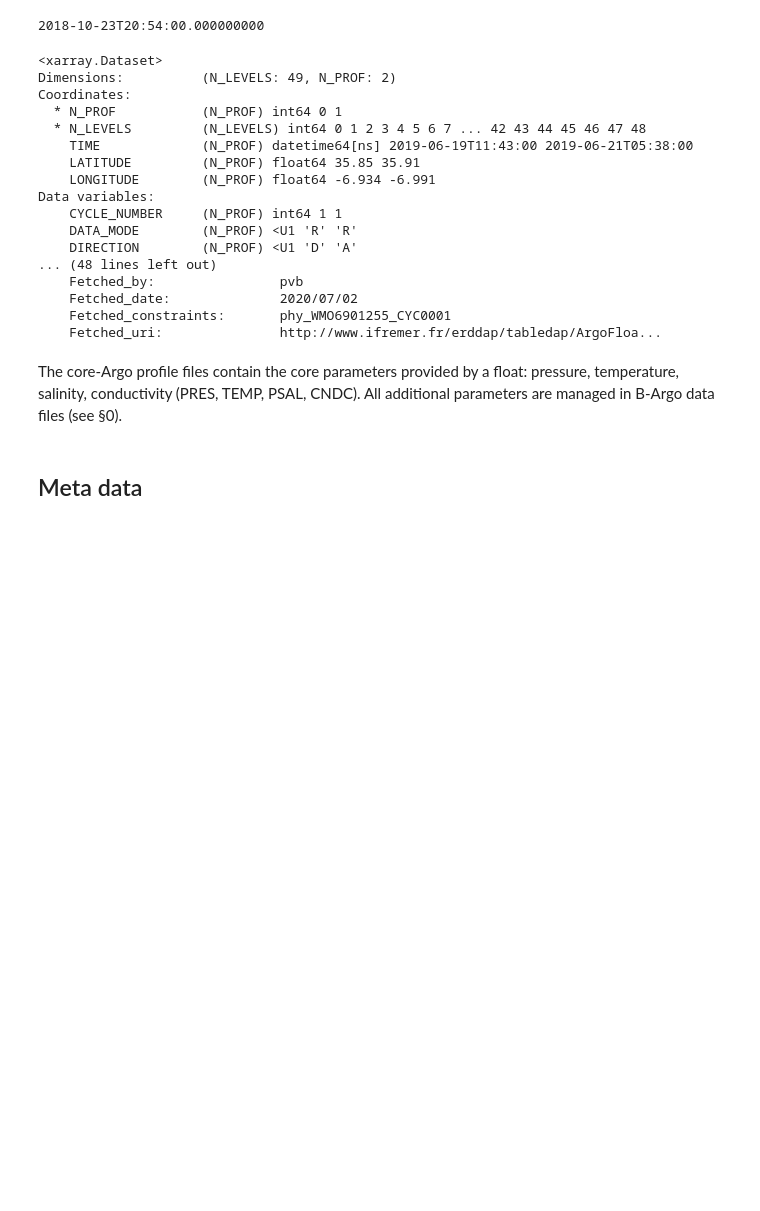
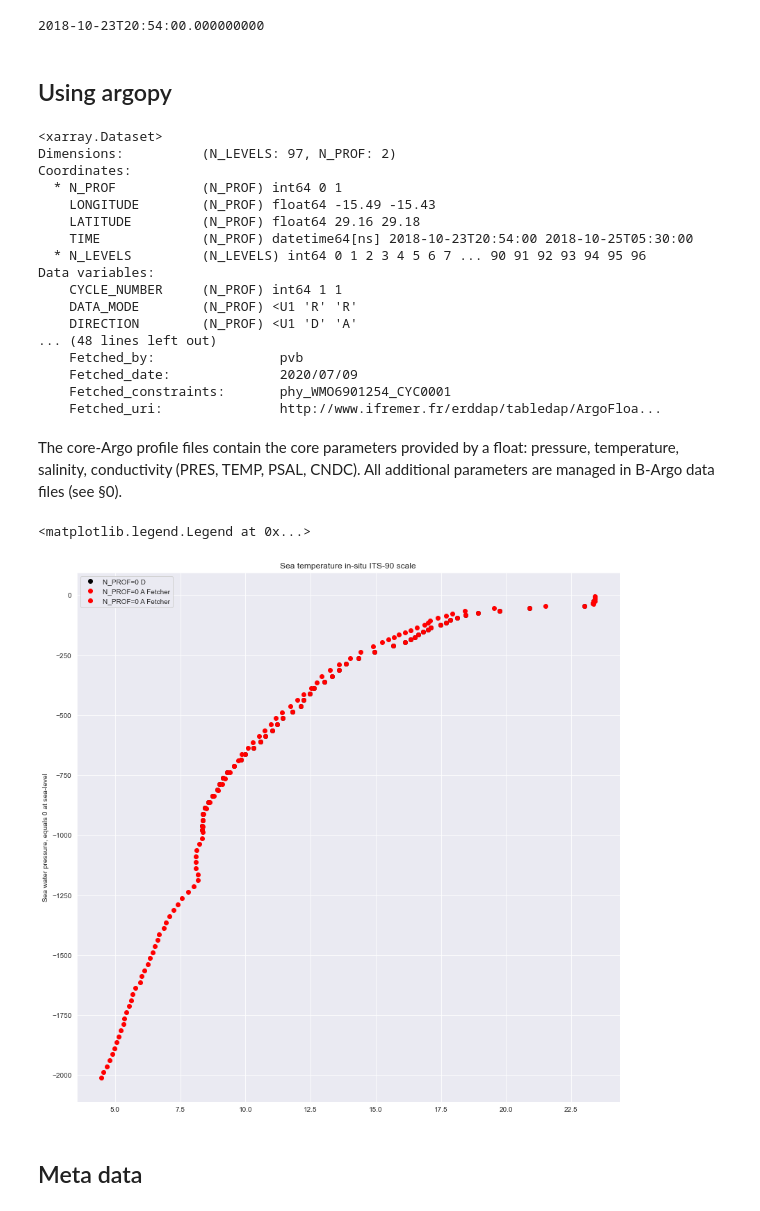
Before and after one commit to euroargodev/argoonlineschool, a Jupyter notebook: L04_ArgoDatabyFloat.ipynb, the cells around one changed output. Cells and saved outputs as stored; diff of their text form; code cells hidden in the pictures; blank space fills up the shorter version.

```diff
--- a/L04_ArgoDatabyFloat.ipynb
+++ b/L04_ArgoDatabyFloat.ipynb
@@ -122,6 +168,8 @@ xrDS1D = xr.open_dataset('./Data/6901254/profiles/R6901254_001D.nc')
 print(xrDS1D.JULD.values[0])
 # %% [output]
 2018-10-23T20:54:00.000000000
+# %% [markdown]
+## Using argopy
 # %%
 from argopy import DataFetcher as ArgoDataFetcher
 argo_loader = ArgoDataFetcher()
@@ -132,27 +180,43 @@ apDS=argo_loader.float(6901255).to_xarray()
 # %%
-apDS2=argo_loader.profile(6901255,1).to_xarray()
+apDS2=argo_loader.profile(6901254,1).to_xarray()
 # %%
-apDS2.argo.point2profile()
+data=apDS2.argo.point2profile()
+data
 # %% [output]
 <xarray.Dataset>
-Dimensions:          (N_LEVELS: 49, N_PROF: 2)
+Dimensions:          (N_LEVELS: 97, N_PROF: 2)
 Coordinates:
   * N_PROF           (N_PROF) int64 0 1
-  * N_LEVELS         (N_LEVELS) int64 0 1 2 3 4 5 6 7 ... 42 43 44 45 46 47 48
-    TIME             (N_PROF) datetime64[ns] 2019-06-19T11:43:00 2019-06-21T05:38:00
-    LATITUDE         (N_PROF) float64 35.85 35.91
-    LONGITUDE        (N_PROF) float64 -6.934 -6.991
+    LONGITUDE        (N_PROF) float64 -15.49 -15.43
+    LATITUDE         (N_PROF) float64 29.16 29.18
+    TIME             (N_PROF) datetime64[ns] 2018-10-23T20:54:00 2018-10-25T05:30:00
+  * N_LEVELS         (N_LEVELS) int64 0 1 2 3 4 5 6 7 ... 90 91 92 93 94 95 96
 Data variables:
     CYCLE_NUMBER     (N_PROF) int64 1 1
     DATA_MODE        (N_PROF) <U1 'R' 'R'
     DIRECTION        (N_PROF) <U1 'D' 'A'
 ... (48 lines left out)
     Fetched_by:                pvb
-    Fetched_date:              2020/07/02
-    Fetched_constraints:       phy_WMO6901255_CYC0001
+    Fetched_date:              2020/07/09
+    Fetched_constraints:       phy_WMO6901254_CYC0001
     Fetched_uri:               http://www.ifremer.fr/erddap/tabledap/ArgoFloa...
 # %% [markdown]
 The core-Argo profile files contain the core parameters provided by a float: pressure, temperature, salinity, conductivity (PRES, TEMP, PSAL, CNDC). All additional parameters are managed in B-Argo data files (see §0).
+# %%
+fig, ax = plt.subplots(figsize=(14,14))
+
+#Temperature
+ax.plot(cy1D.TEMP[0],-cy1D.PRES[0],'ko',label='N_PROF=0 D')
+#ax.plot(cy1.TEMP[0],-cy1.PRES[0],'bo',label='N_PROF=0 A')
+ax.plot(data.TEMP[0],-data.PRES[0],'ro',label='N_PROF=0 A Fetcher')
+ax.plot(data.TEMP[1],-data.PRES[1],'ro',label='N_PROF=0 A Fetcher')
+ax.set_title(cy1.TEMP.long_name)
+ax.set_ylabel(cy1.PRES.long_name)
+ax.grid()
+ax.legend()
+# %% [output]
+<matplotlib.legend.Legend at 0x...>
+[figure, added]
 # %% [markdown]
 ## Meta data
 # %% [markdown]
```
Also changed, not shown: parts of 25 cells of this notebook.
